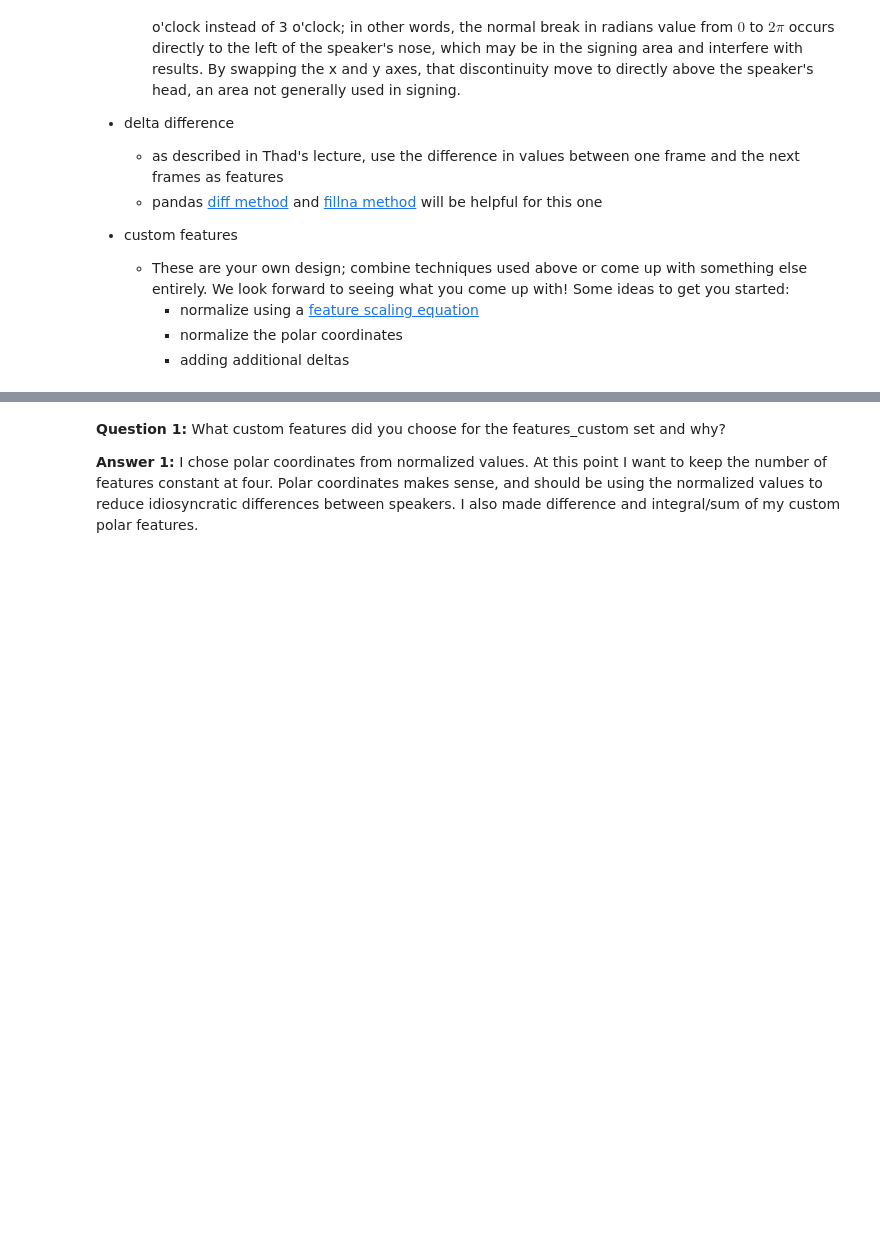
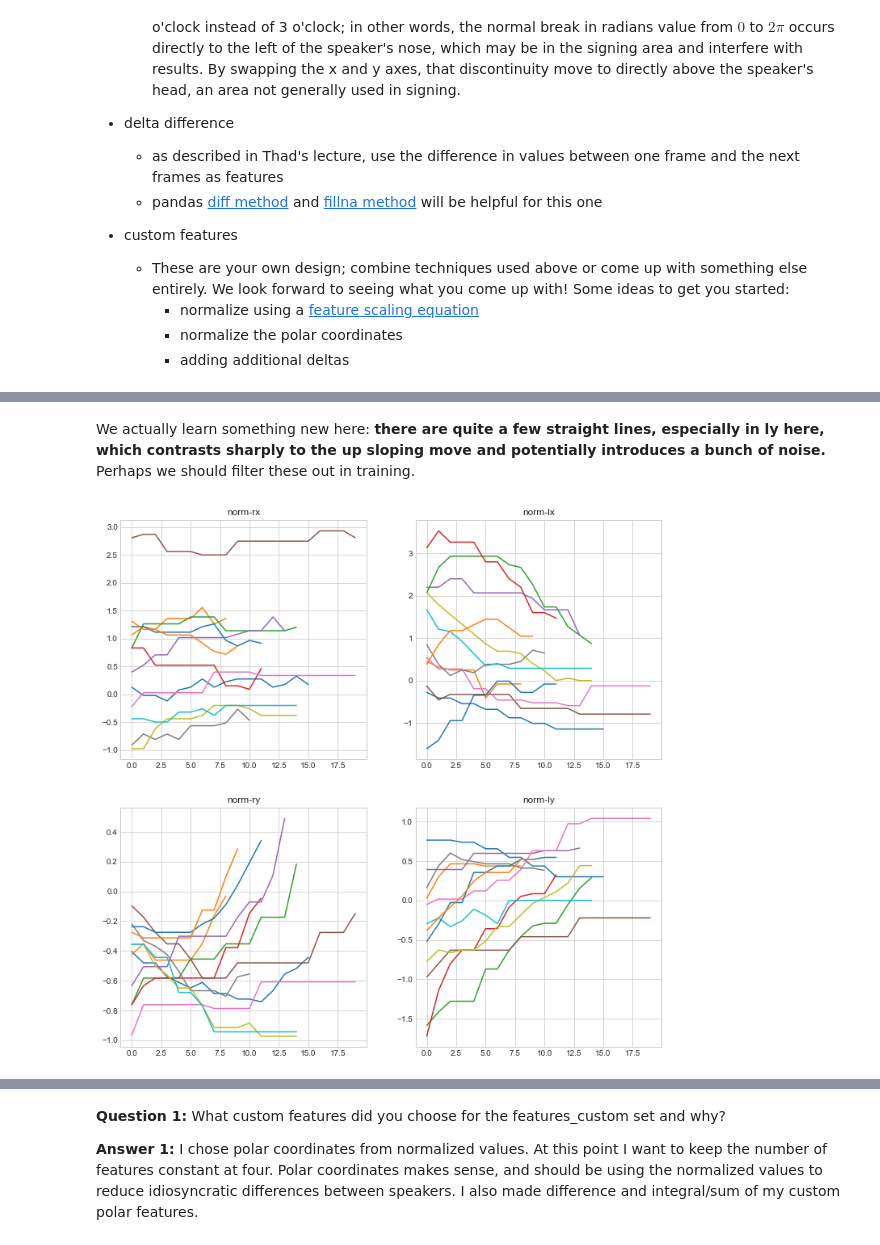
Before and after one commit to markovchainsmoker/AIND-Recognizer, a Jupyter notebook: asl_recognizer.ipynb, the cells around one changed output, grey strips where cells are left out. Cells and saved outputs as stored; diff of their text form; code cells hidden in the pictures; blank space fills up the shorter version.

```diff
--- a/asl_recognizer.ipynb
+++ b/asl_recognizer.ipynb
@@ -258,0 +265,9 @@ fig_kde=make_kde(,figsize=(12,12))
+# %% [markdown]
+We actually learn something new here: **there are quite a few straight lines, especially in ly here, which contrasts sharply to the up sloping move and potentially introduces a bunch of noise.** Perhaps we should filter these out in training.
+# %%
+#for s in samples['norm'][words[0]]:print(min(s.std()))
+cleaned=[s for s in samples['norm'][words[0]] if min(s.std())>0.1]
+#fig=utils.make_histogram(cleaned)
+fig=utils.make_lines(cleaned)
+# %% [output]
+[figure, added]
```
Also changed, not shown: parts of 51 cells of this notebook.
